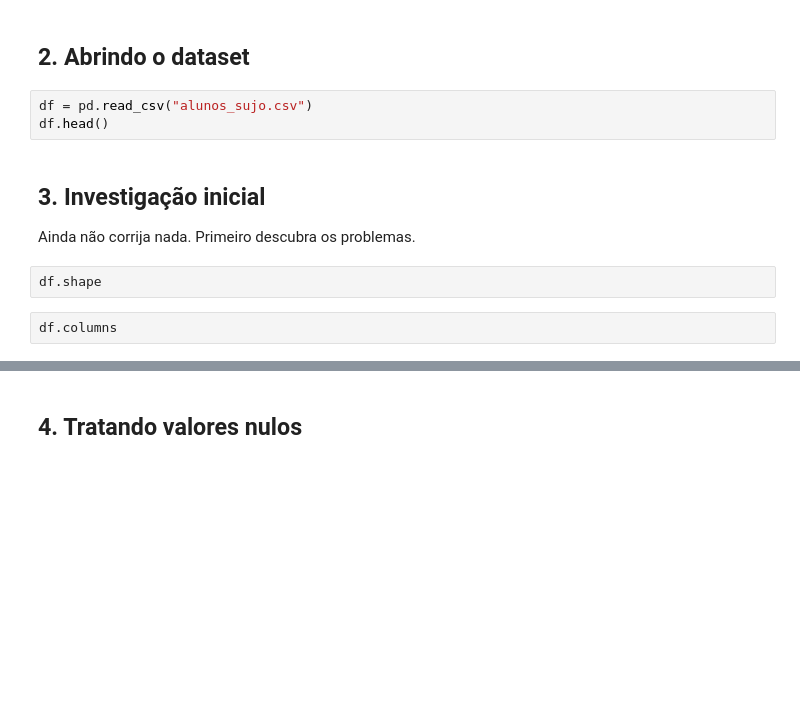
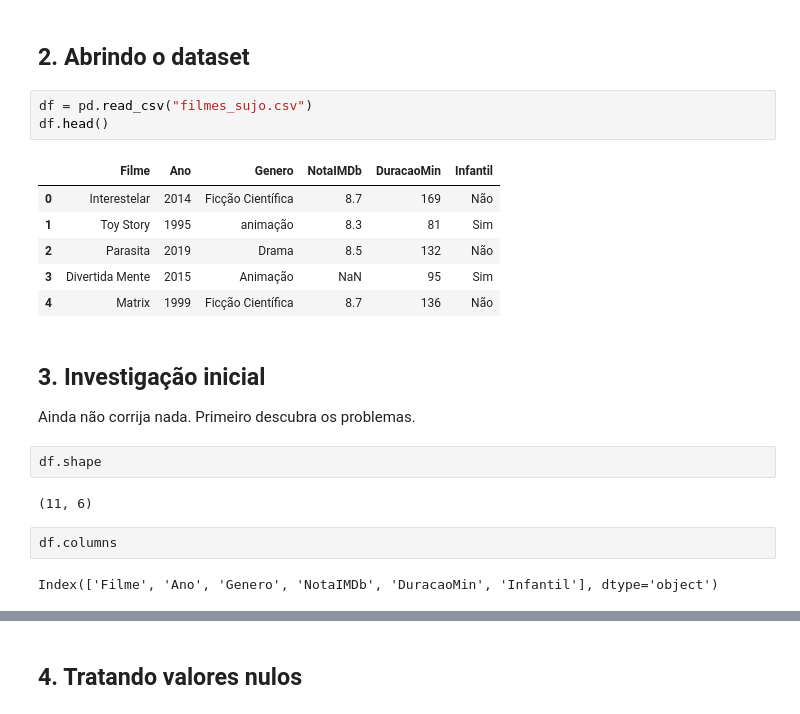
Before and after one commit to KzRubens/machine_learning, a Jupyter notebook: Aula 02/Aula02_Limpeza_Preparacao_Dados/Aula02_Colab.ipynb, the cells around one changed output, grey strips where cells are left out. Cells and saved outputs as stored; diff of their text form; blank space fills up the shorter version.

```diff
--- a/Aula 02/Aula02_Limpeza_Preparacao_Dados/Aula02_Colab.ipynb
+++ b/Aula 02/Aula02_Limpeza_Preparacao_Dados/Aula02_Colab.ipynb
@@ -13,15 +24,26 @@ import pandas as pd
 # %% [markdown]
 ## 2. Abrindo o dataset
 # %%
-df = pd.read_csv("alunos_sujo.csv")
+df = pd.read_csv("filmes_sujo.csv")
 df.head()
+# %% [output]
+|  | Filme | Ano | Genero | NotaIMDb | DuracaoMin | Infantil |
+| 0 | Interestelar | 2014 | Ficção Científica | 8.7 | 169 | Não |
+| 1 | Toy Story | 1995 | animação | 8.3 | 81 | Sim |
+| 2 | Parasita | 2019 | Drama | 8.5 | 132 | Não |
+| 3 | Divertida Mente | 2015 | Animação | NaN | 95 | Sim |
+| 4 | Matrix | 1999 | Ficção Científica | 8.7 | 136 | Não |
 # %% [markdown]
 ## 3. Investigação inicial
 
 Ainda não corrija nada. Primeiro descubra os problemas.
 # %%
 df.shape
+# %% [output]
+(11, 6)
 # %%
 df.columns
+# %% [output]
+Index(['Filme', 'Ano', 'Genero', 'NotaIMDb', 'DuracaoMin', 'Infantil'], dtype='object')
 # %%
 df.dtypes
```
Also changed, not shown: parts of 35 cells of this notebook.
